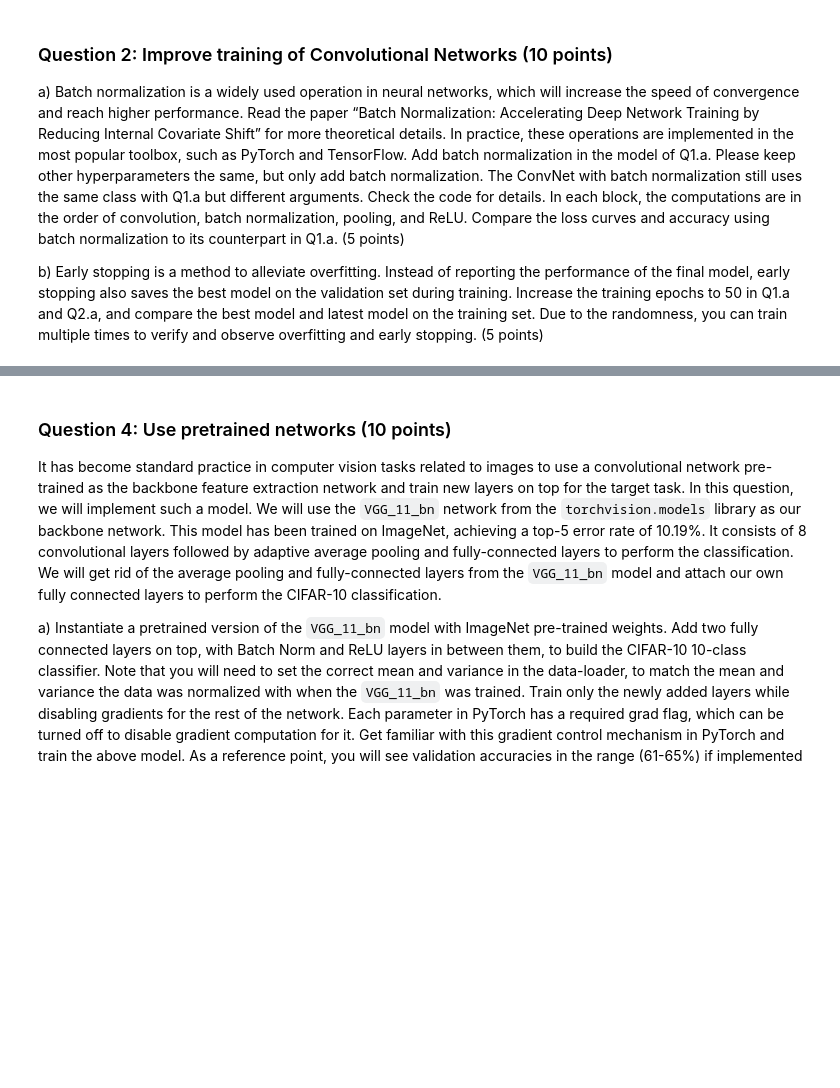
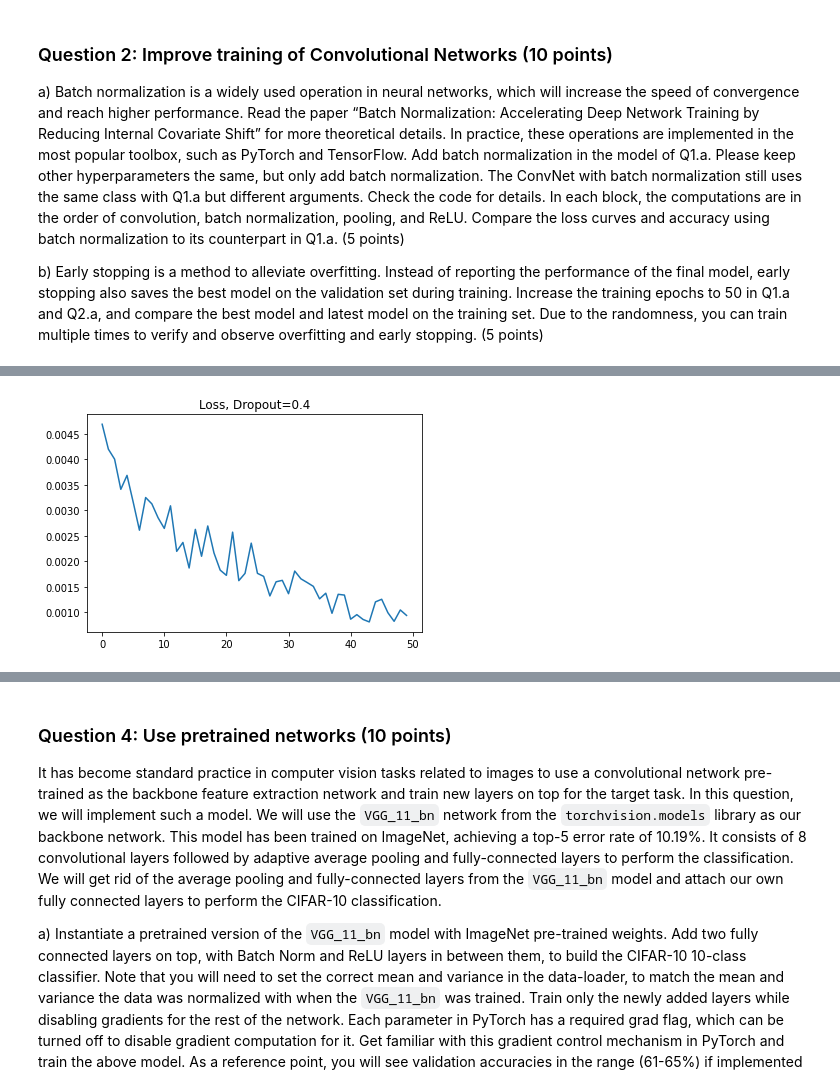
Before and after one commit to aldietri/Computer-Vision-Assignments, a Jupyter notebook: Assignment 2/Exercise_2.ipynb, the cells around one changed output, grey strips where cells are left out. Saved outputs shown, nothing was run; the diff lists cells and outputs as text; code cells hidden in the pictures; blank space fills up the shorter version.

```diff
--- a/Assignment 2/Exercise_2.ipynb
+++ b/Assignment 2/Exercise_2.ipynb
@@ -89,8 +122,8 @@ print('Using device: %s'%device)
 #--------------------------------
 input_size = 3
 num_classes = 10
-hidden_size = [128, 512, 512, 512, 512, 512]
-num_epochs = 20
+hidden_size = [128, 512, 512, 512, 512]
+num_epochs = 50
 batch_size = 200
 learning_rate = 2e-3
 learning_rate_decay = 0.95
@@ -108,7 +141,10 @@ print(hidden_size)
 # TODO: Q3.a Chose the right data augmentation transforms with the right        #
 # hyper-parameters and put them in the data_aug_transforms variable             #
 #################################################################################
-data_aug_transforms = []
+data_aug_transforms = []#transforms.RandomCrop(32, padding=4),
+                       #transforms.RandomHorizontalFlip(),
+#                        transforms.RandomRotation(degrees=90),
+                       #transforms.ColorJitter(brightness=0.2, contrast=0.2, saturation=0.2, hue=0.2)]
 # *****START OF YOUR CODE (DO NOT DELETE/MODIFY THIS LINE)*****
 
 # *****END OF YOUR CODE (DO NOT DELETE/MODIFY THIS LINE)*****
@@ -242,7 +349,12 @@ optimizer = torch.optim.Adam(model.parameters(), lr=learning_rate, weight_decay=
 # Train the model
 lr = learning_rate
 total_step = len(train_loader)
+best_acc = 0
+best_model = None
+loss_values = []
+accuracy_values = []
 for epoch in range(num_epochs):
+    running_loss = 0
     for i, (images, labels) in enumerate(train_loader):
         # Move tensors to the configured device
         images = images.to(device)
@@ -258,9 +370,15 @@ for epoch in range(num_epochs):
         loss.backward()
         optimizer.step()
 
+        # Calcualte running loss
+        running_loss =+ loss.item() * images.size(0)
+
         if (i+1) % 100 == 0:
             print ('Epoch [{}/{}], Step [{}/{}], Loss: {:.4f}'
                    .format(epoch+1, num_epochs, i+1, total_step, loss.item()))
+
+    # Append loss
+    loss_values.append(running_loss / len(train_dataset))
 
     # Code to update the lr
     lr *= learning_rate_decay
@@ -277,13 +395,21 @@ for epoch in range(num_epochs):
             total += labels.size(0)
             correct += (predicted == labels).sum().item()
 
-        print('Validataion accuracy is: {} %'.format(100 * correct / total))
+        print('Validation accuracy is: {} %'.format(100 * correct / total))
+
+        # Append accuracy
+        accuracy_values.append(correct/total)
+
         #################################################################################
         # TODO: Q2.b Implement the early stopping mechanism to save the model which has #
         # acheieved the best validation accuracy so-far.                                #
         #################################################################################
-        best_model = None
         # *****START OF YOUR CODE (DO NOT DELETE/MODIFY THIS LINE)*****
+        curr_acc = correct / total
+
+        if curr_acc > best_acc:
+            torch.save(model.state_dict(), 'best_model_ckpt')
+            best_acc = curr_acc
 
         # *****END OF YOUR CODE (DO NOT DELETE/MODIFY THIS LINE)*****
 
@@ -290,0 +435,6 @@ for epoch in range(num_epochs):
+# %%
+plt.plot(loss_values)
+plt.title("Loss, Dropout=0.4")
+plt.show()
+# %% [output]
+[figure, added]
```
Also changed, not shown: parts of 35 cells of this notebook, 20 other files.
